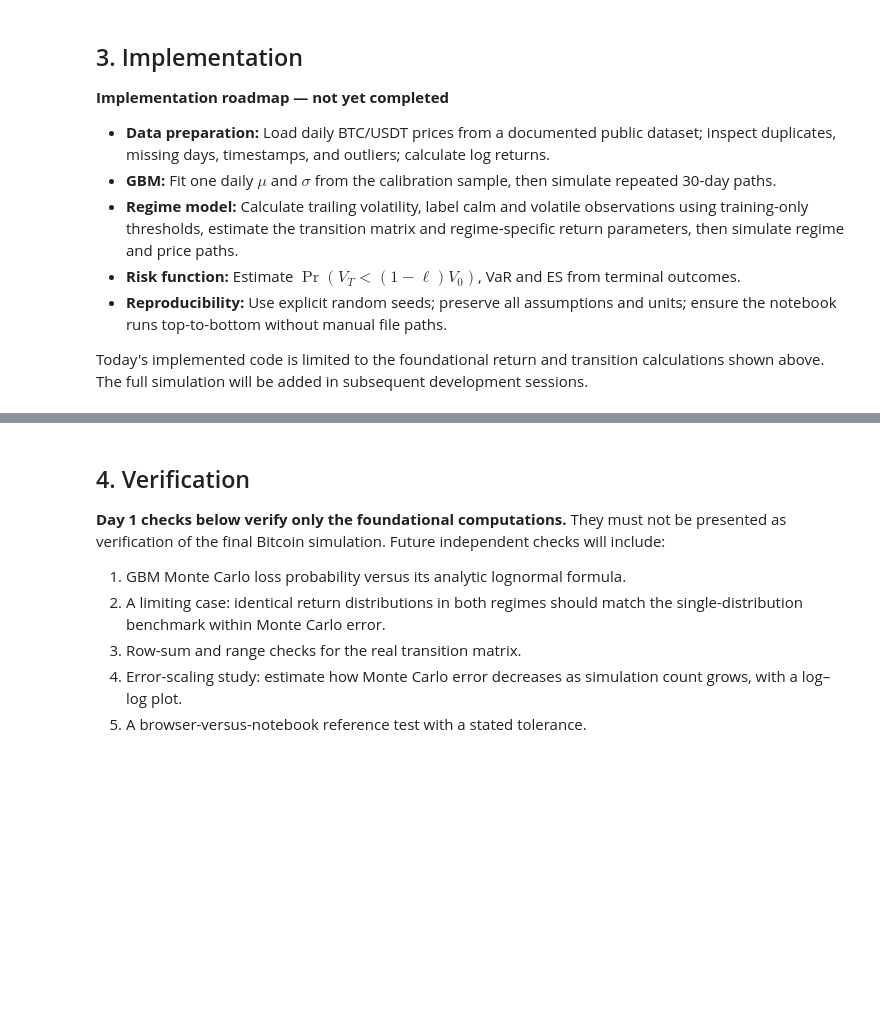
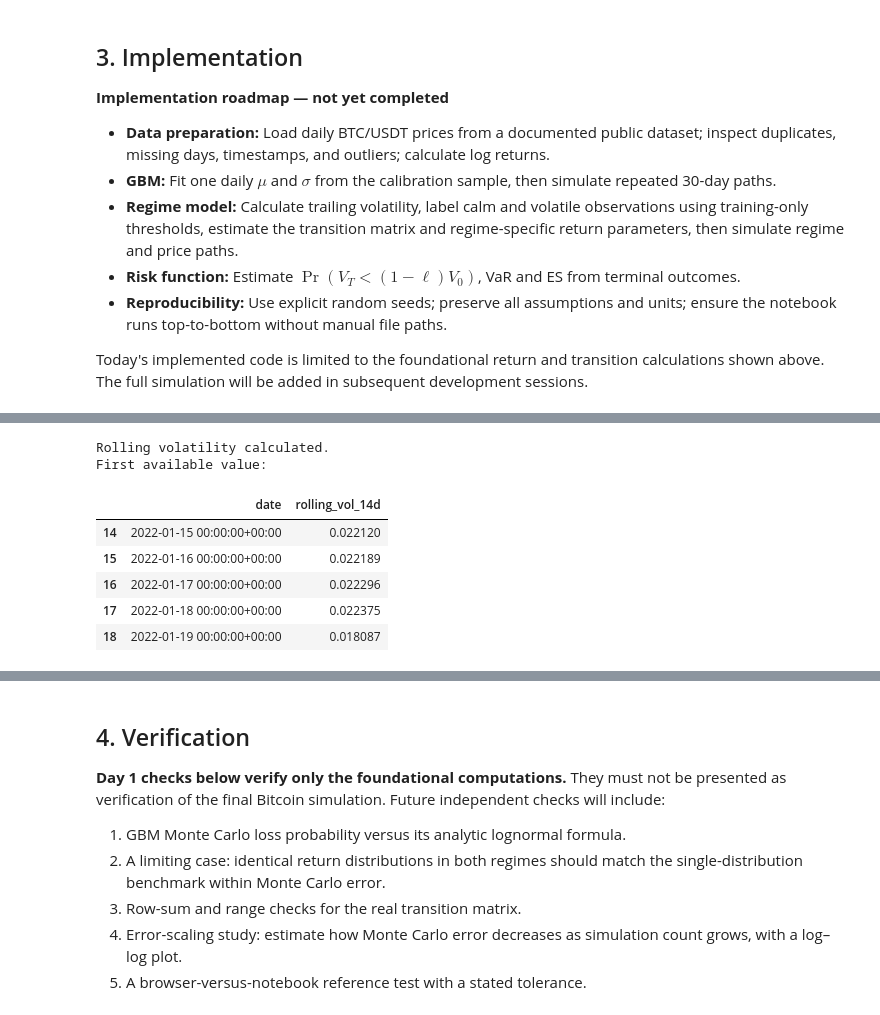
Before and after one commit to it23372726/cryptorisk-lab, a Jupyter notebook: notebook/cryptorisk-lab.ipynb, the cells around one changed output, grey strips where cells are left out. Cells and saved outputs as stored; diff of their text form; code cells hidden in the pictures; blank space fills up the shorter version.

```diff
--- a/notebook/cryptorisk-lab.ipynb
+++ b/notebook/cryptorisk-lab.ipynb
@@ -174,0 +481,27 @@ Today's implemented code is limited to the foundational return and transition ca
+# %%
+
+WINDOW = 14
+
+price_df["rolling_vol_14d"] = (
+    price_df["log_return"]
+    .rolling(window=WINDOW, min_periods=WINDOW)
+    .std(ddof=1)
+)
+
+print("Rolling volatility calculated.")
+print("First available value:")
+display(
+    price_df.loc[
+        price_df["rolling_vol_14d"].notna(),
+        ["date", "rolling_vol_14d"]
+    ].head()
+)
+# %% [output]
+Rolling volatility calculated.
+First available value:
+|  | date | rolling_vol_14d |
+| 14 | 2022-01-15 00:00:00+00:00 | 0.022120 |
+| 15 | 2022-01-16 00:00:00+00:00 | 0.022189 |
+| 16 | 2022-01-17 00:00:00+00:00 | 0.022296 |
+| 17 | 2022-01-18 00:00:00+00:00 | 0.022375 |
+| 18 | 2022-01-19 00:00:00+00:00 | 0.018087 |
```
Also changed, not shown: parts of 15 cells of this notebook.
